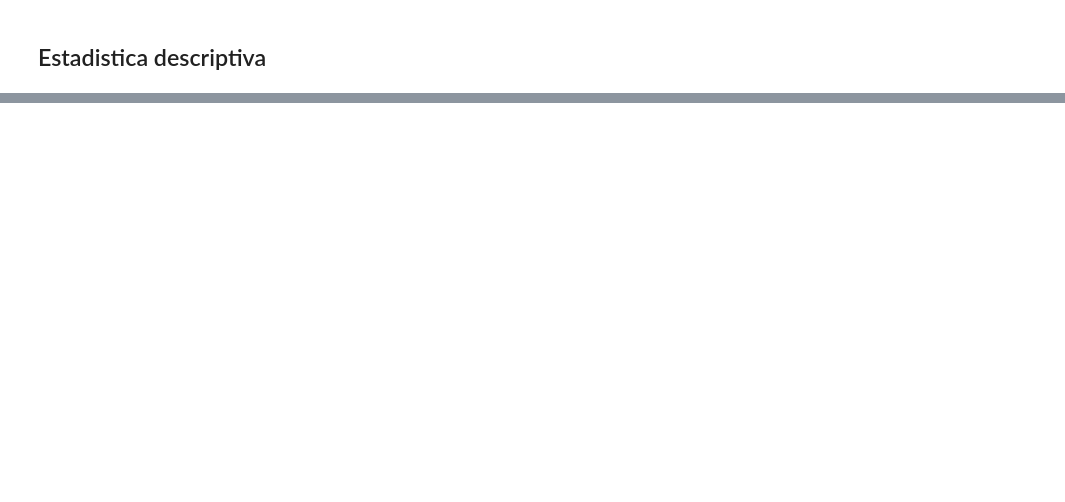
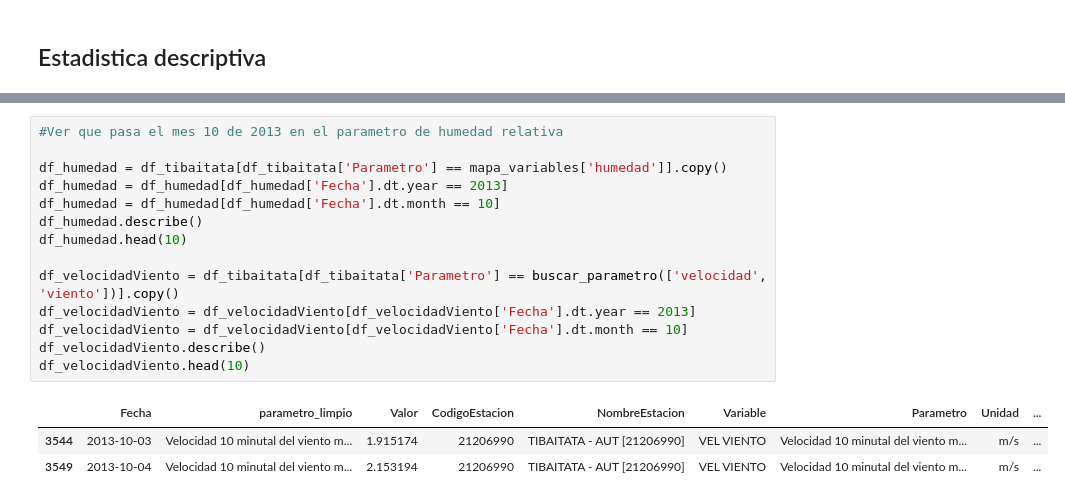
Before and after one commit to Trabajo-de-grado-Heladas-ET0/Proyecto-Grado, a Jupyter notebook: Tibaitata/03_analisis_exploratorio_tibaitata.ipynb, the cells around one changed output, grey strips where cells are left out. Drawn from its saved outputs; the diff is of its cells as text; blank space fills up the shorter version.

```diff
--- a/Tibaitata/03_analisis_exploratorio_tibaitata.ipynb
+++ b/Tibaitata/03_analisis_exploratorio_tibaitata.ipynb
@@ -245,6 +223,24 @@ Mapeo detectado:
 [figure]
 [figure]
 [figure]
+# %%
+#Ver que pasa el mes 10 de 2013 en el parametro de humedad relativa
+
+df_humedad = df_tibaitata[df_tibaitata['Parametro'] == mapa_variables['humedad']].copy()
+df_humedad = df_humedad[df_humedad['Fecha'].dt.year == 2013]
+df_humedad = df_humedad[df_humedad['Fecha'].dt.month == 10]
+df_humedad.describe()
+df_humedad.head(10)
+
+df_velocidadViento = df_tibaitata[df_tibaitata['Parametro'] == buscar_parametro(['velocidad', 'viento'])].copy()
+df_velocidadViento = df_velocidadViento[df_velocidadViento['Fecha'].dt.year == 2013]
+df_velocidadViento = df_velocidadViento[df_velocidadViento['Fecha'].dt.month == 10]
+df_velocidadViento.describe()
+df_velocidadViento.head(10)
+# %% [output]
+|  | Fecha | parametro_limpio | Valor | CodigoEstacion | NombreEstacion | Variable | Parametro | Unidad | ... |
+| 3544 | 2013-10-03 | Velocidad 10 minutal del viento m... | 1.915174 | 21206990 | TIBAITATA - AUT [21206990] | VEL VIENTO | Velocidad 10 minutal del viento m... | m/s | ... |
+| 3549 | 2013-10-04 | Velocidad 10 minutal del viento m... | 2.153194 | 21206990 | TIBAITATA - AUT [21206990] | VEL VIENTO | Velocidad 10 minutal del viento m... | m/s | ... |
 # %%
 from itertools import combinations
 
```
Also changed, not shown: parts of 4 cells of this notebook, 5 other files.
